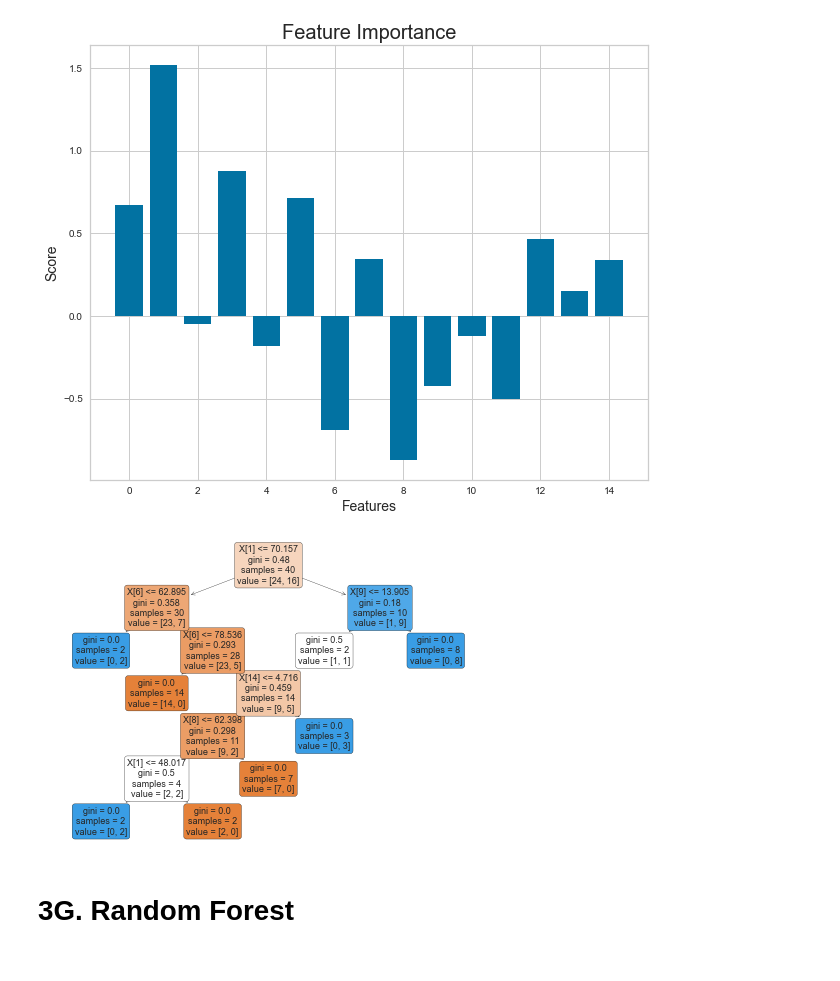
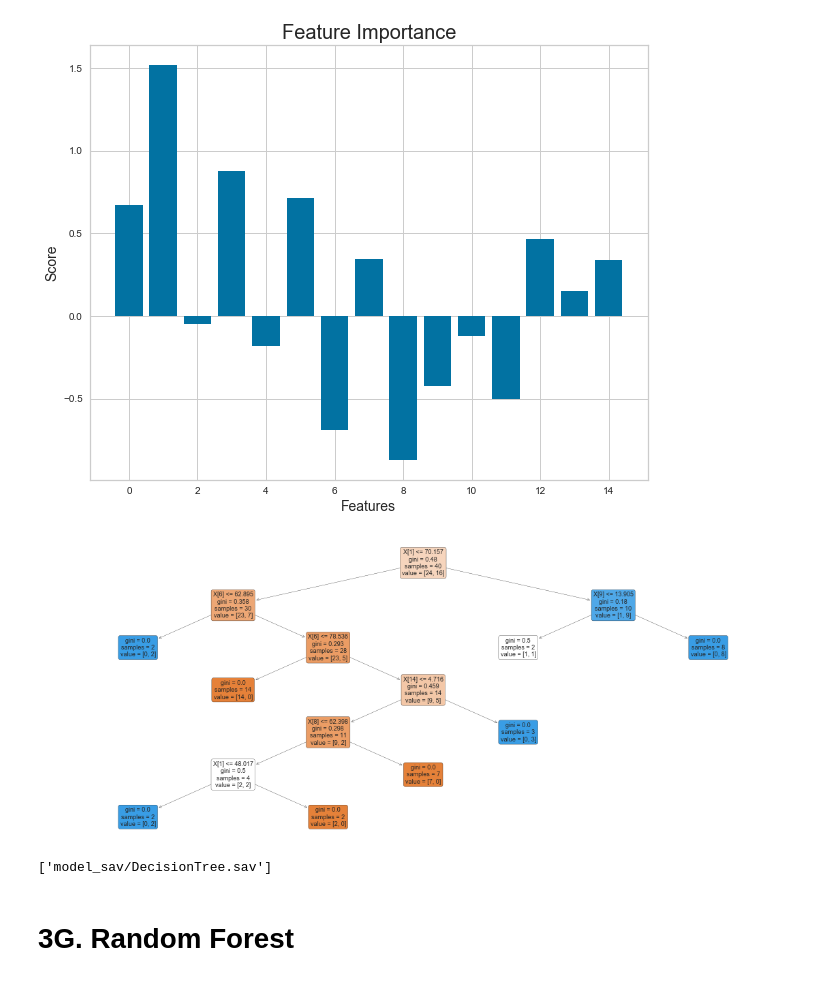
Before and after one commit to ermiasgelaye/Mental-Health-Predictor, a Jupyter notebook: machine_learning_analysis.ipynb, the cells around one changed output. Drawn from its saved outputs; the diff is of its cells as text; code cells hidden in the pictures.

```diff
--- a/machine_learning_analysis.ipynb
+++ b/machine_learning_analysis.ipynb
@@ -851,13 +908,20 @@ Feature: 13, Score: 0.15293
 Feature: 14, Score: 0.33613
 [figure]
 # %%
+plt.figure(figsize=(20, 8))
 tree.plot_tree(clf,
                filled=True,
                rounded=True,
                fontsize=9)
 plt.savefig("static/images/tree.png", bbox_inches = "tight")
 # %% [output]
-[figure, old version]
+[figure, new version]
+# %%
+# Save the Model
+filename = 'model_sav/DecisionTree.sav'
+joblib.dump(clf, filename)
+# %% [output]
+['model_sav/DecisionTree.sav']
 # %% [markdown]
  # 3G. Random Forest
 # %%
```
Also changed, not shown: parts of 32 cells of this notebook, 22 other files.
